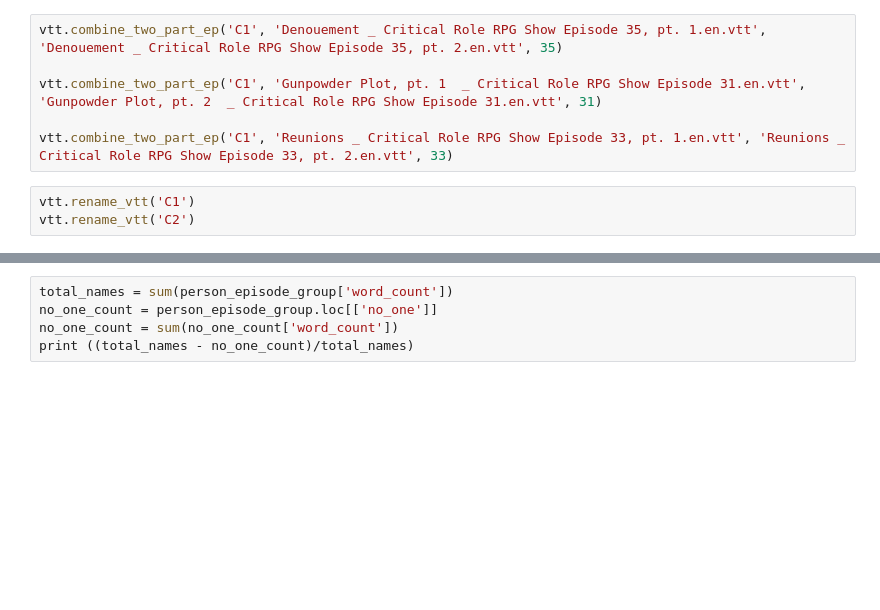
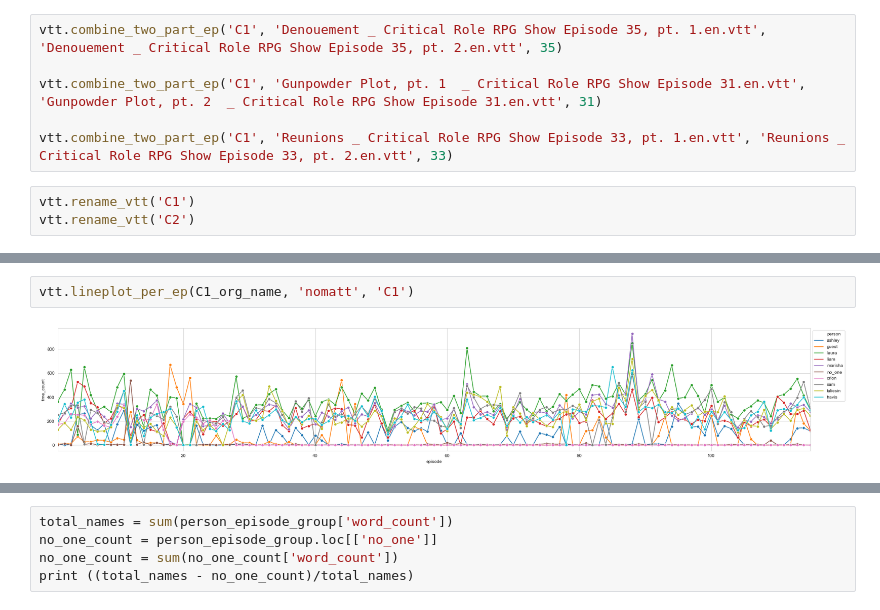
Before and after one commit to albechen/critical-role-transcript-statistics, a Jupyter notebook: cr_transcript.ipynb, the cells around one changed output, grey strips where cells are left out. Drawn from its saved outputs; the diff is of its cells as text; blank space fills up the shorter version.

```diff
--- a/cr_transcript.ipynb
+++ b/cr_transcript.ipynb
@@ -21,0 +45,4 @@ vtt.rename_vtt('C2')
+# %%
+vtt.lineplot_per_ep(C1_org_name, 'nomatt', 'C1')
+# %% [output]
+[figure, added]
```
Also changed, not shown: parts of 12 cells of this notebook, 3 other files.
